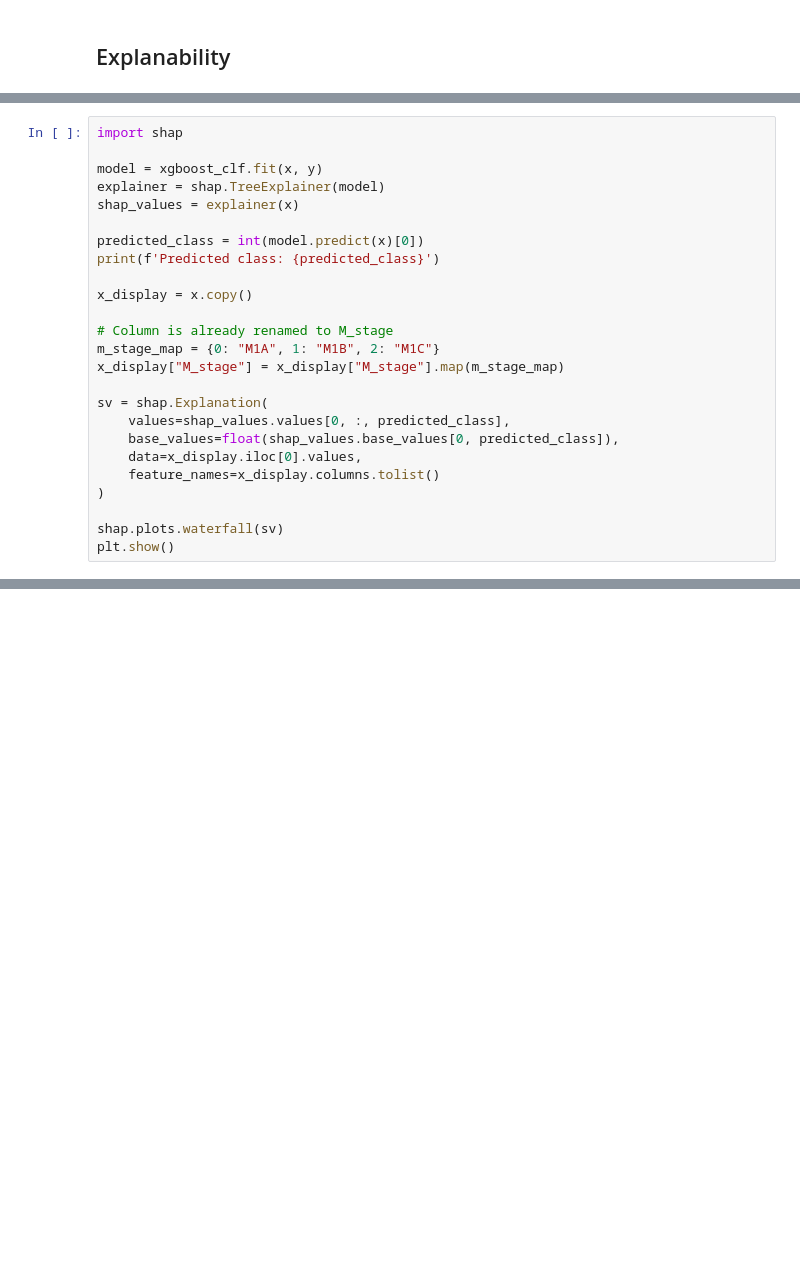
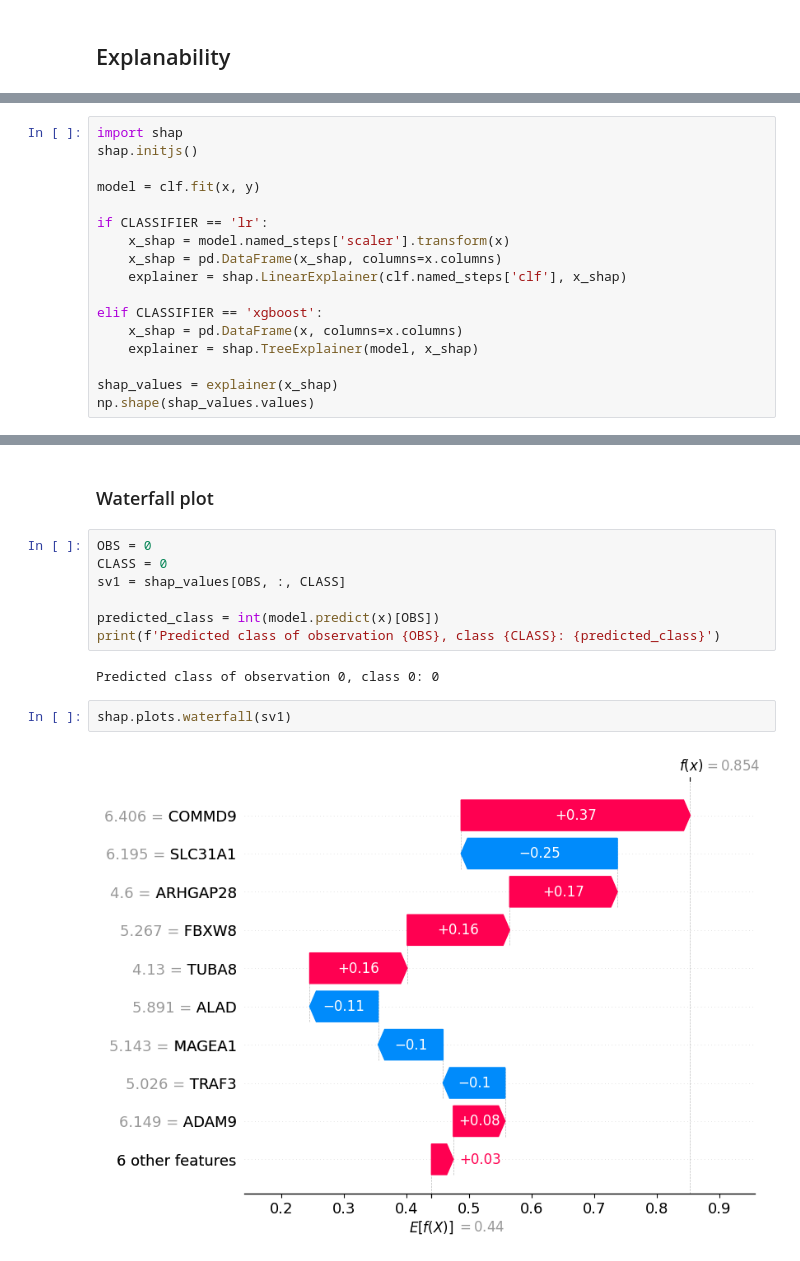
Before and after one commit to dinhhb/modeling_gene_expression, a Jupyter notebook: run-models/5_full_pipeline.ipynb, the cells around one changed output, grey strips where cells are left out. Saved outputs shown, nothing was run; the diff lists cells and outputs as text; blank space fills up the shorter version.

```diff
--- a/run-models/5_full_pipeline.ipynb
+++ b/run-models/5_full_pipeline.ipynb
@@ -363,26 +375,18 @@ ValueError: Number of classes in y_true not equal to the number of columns in 'y
 # %%
 import shap
+shap.initjs()
 
-model = xgboost_clf.fit(x, y)
-explainer = shap.TreeExplainer(model)
-shap_values = explainer(x)
+model = clf.fit(x, y)
 
-predicted_class = int(model.predict(x)[0])
-print(f'Predicted class: {predicted_class}')
+if CLASSIFIER == 'lr':
+    x_shap = model.named_steps['scaler'].transform(x)
+    x_shap = pd.DataFrame(x_shap, columns=x.columns)
+    explainer = shap.LinearExplainer(clf.named_steps['clf'], x_shap)
 
-x_display = x.copy()
+elif CLASSIFIER == 'xgboost':
+    x_shap = pd.DataFrame(x, columns=x.columns)
+    explainer = shap.TreeExplainer(model, x_shap)
 
-# Column is already renamed to M_stage
-m_stage_map = {0: "M1A", 1: "M1B", 2: "M1C"}
-x_display["M_stage"] = x_display["M_stage"].map(m_stage_map)
-
-sv = shap.Explanation(
-    values=shap_values.values[0, :, predicted_class],
-    base_values=float(shap_values.base_values[0, predicted_class]),
-    data=x_display.iloc[0].values,
-    feature_names=x_display.columns.tolist()
-)
-
-shap.plots.waterfall(sv)
-plt.show()
+shap_values = explainer(x_shap)
+np.shape(shap_values.values)
 # %% [output]
@@ -389,0 +395,15 @@ NameError: name 'xgboost_clf' is not defined
+# %% [markdown]
+### Waterfall plot
+# %%
+OBS = 0
+CLASS = 0
+sv1 = shap_values[OBS, :, CLASS]
+
+predicted_class = int(model.predict(x)[OBS])
+print(f'Predicted class of observation {OBS}, class {CLASS}: {predicted_class}')
+# %% [output]
+Predicted class of observation 0, class 0: 0
+# %%
+shap.plots.waterfall(sv1)
+# %% [output]
+[figure, added]
```
Also changed, not shown: parts of 26 cells of this notebook, 12 other files.
